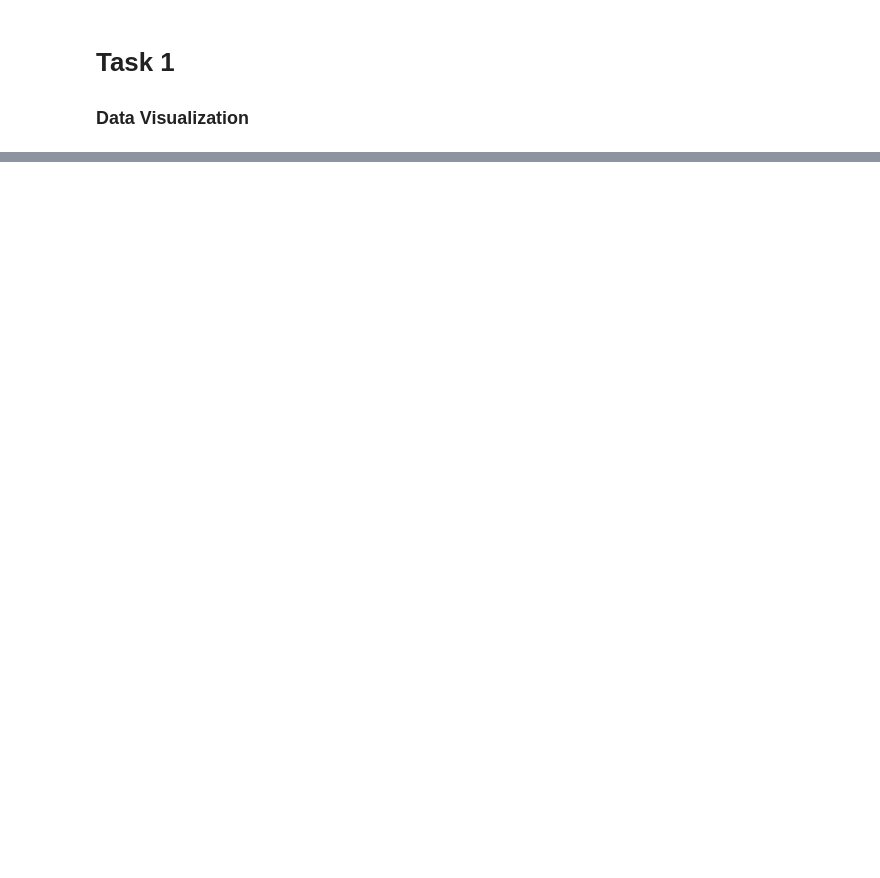
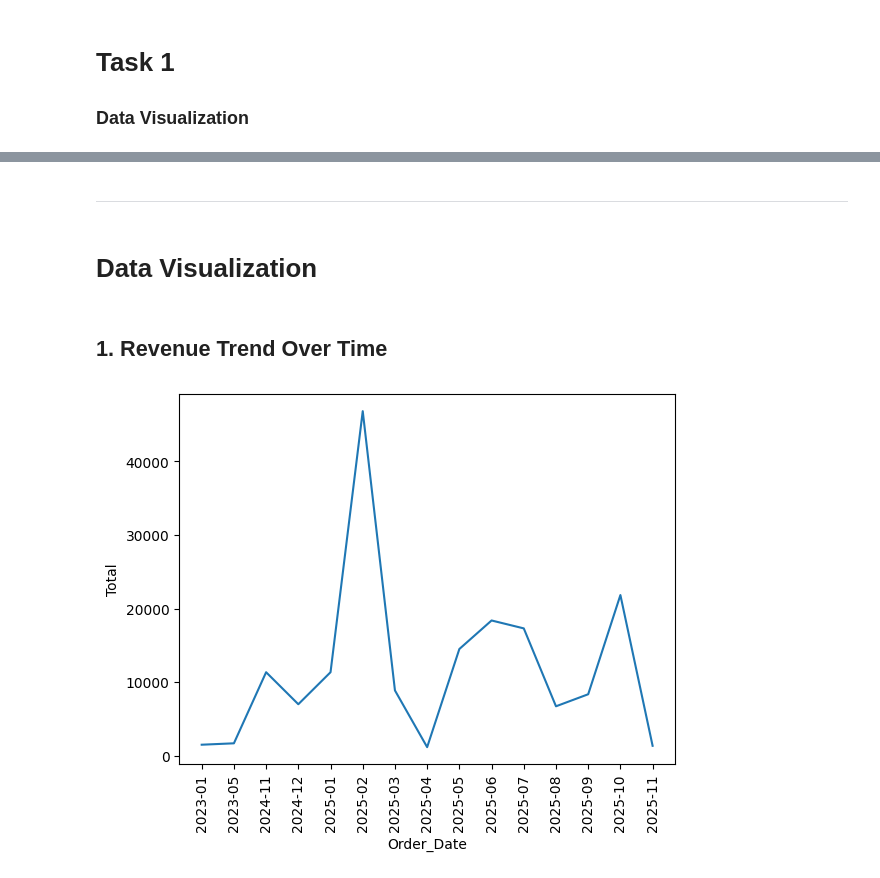
Before and after one commit to deringirish/Data-Science-Learning-in-PROITBRIDGE, a Jupyter notebook: 1_Python/Chapter_5/task_1_Data_Visualization.ipynb, the cells around one changed output, grey strips where cells are left out. Cells and saved outputs as stored; diff of their text form; code cells hidden in the pictures; blank space fills up the shorter version.

```diff
--- a/1_Python/Chapter_5/task_1_Data_Visualization.ipynb
+++ b/1_Python/Chapter_5/task_1_Data_Visualization.ipynb
@@ -7,0 +678,5 @@ import seaborn as sns
+# %%
+ecommerce_sales_data["Total"] = ecommerce_sales_data["Total"].astype("Float64").abs()
+# %%
+tot_mask = ecommerce_sales_data["Total"].isna()
+ecommerce_sales_data.loc[tot_mask, "Total"] = (ecommerce_sales_data.loc[tot_mask].apply(lambda row: row["Quantity"] * row["Price"], axis=1))
@@ -7,0 +691,2 @@ import seaborn as sns
+# %%
+ecommerce_sales_data = ecommerce_sales_data.dropna()
@@ -7,0 +707,2 @@ import seaborn as sns
+# %%
+ecommerce_sales_data.sort_values(by="Order_Date",ascending=True,  inplace=True)
@@ -7,0 +729,2 @@ import seaborn as sns
+# %% [markdown]
+---
@@ -7,0 +733,4 @@ import seaborn as sns
+# %% [markdown]
+# Data Visualization
+# %% [markdown]
+## 1. Revenue Trend Over Time
@@ -7,0 +739,17 @@ import seaborn as sns
+# %%
+monthly_revenue = (
+    ecommerce_sales_data.groupby(ecommerce_sales_data["Order_Date"].dt.to_period("M"))[
+        "Total"
+    ]
+    .sum()
+    .reset_index()
+)
+
+monthly_revenue["Order_Date"] = monthly_revenue["Order_Date"].astype(str)
+
+sns.lineplot(data=monthly_revenue, x="Order_Date", y="Total")
+
+plt.xticks(rotation=90)
+plt.show()
+# %% [output]
+[figure, added]
```
Also changed, not shown: parts of 107 cells of this notebook, 4 other files.
